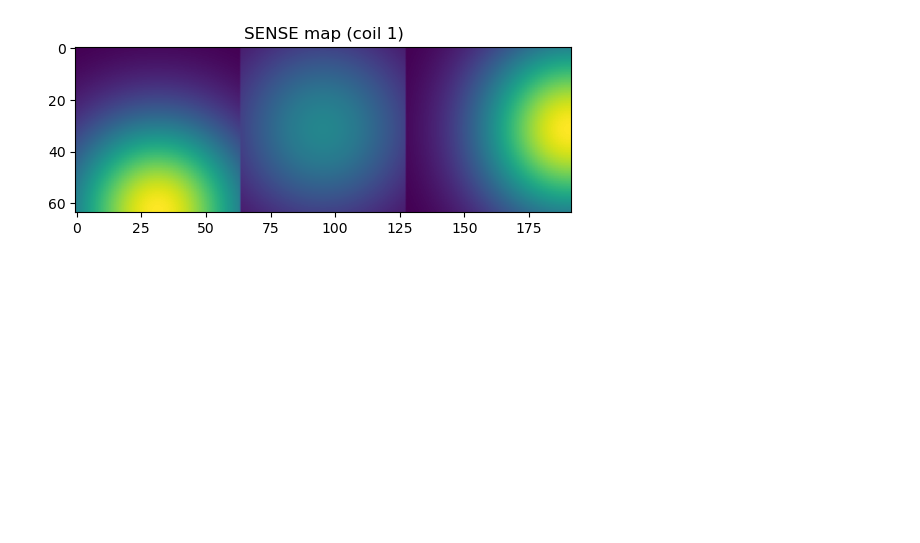
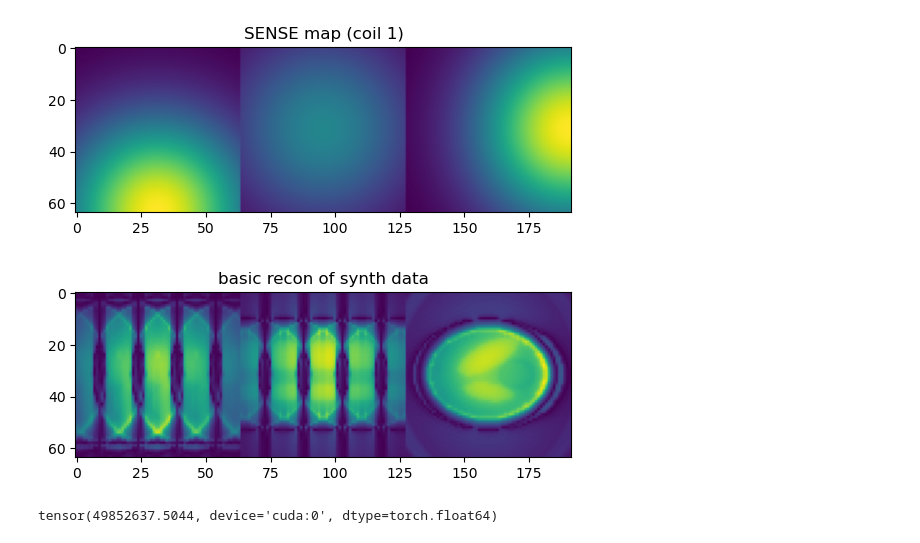
Before and after one commit to fmrifrey/pyrec, a Jupyter notebook: sensetest3d.ipynb, the cells around one changed output. Drawn from its saved outputs; the diff is of its cells as text; code cells hidden in the pictures; blank space fills up the shorter version.

```diff
--- a/sensetest3d.ipynb
+++ b/sensetest3d.ipynb
@@ -77,7 +77,7 @@ klocs = torch.tensor(klocs).to(device)
 nufft_ob = tkbn.KbNufft(im_size=(N,N,N),device=device)
 adjnufft_ob = tkbn.KbNufftAdjoint(im_size=(N,N,N),device=device)
 
-smaps = utils.phantom.simsmaps((N,N,N)).unsqueeze(0).to(device)
+smaps = utils.phantom.simsmaps((N,N,N),ncoils=16).unsqueeze(0).to(device)
 
 def A_fwd(x):
     return nufft_ob(x,klocs,smaps=smaps)
@@ -95,0 +94,18 @@ plt.show()
+# %%
+# # synthesize kspace data and show basic recon
+kdata = A_fwd(p.unsqueeze(0).unsqueeze(0))
+
+basic_rec_ortho = utils.view3d.ortho(A_adj(kdata).squeeze())
+
+plt.figure(0)
+plt.imshow(np.absolute(basic_rec_ortho.cpu().numpy()))
+plt.title('basic recon of synth data')
+plt.show()
+# %% [output]
+[figure, added]
+# %%
+# estimate the Lipschitz constant using power iteration
+L = utils.opt.pwritr(A_fwd,A_adj,p.unsqueeze(0).unsqueeze(0))
+print(L)
+# %% [output]
+tensor(49852637.5044, device='cuda:0', dtype=torch.float64)
```
Also changed, not shown: parts of 2 cells of this notebook, 1 other file.
